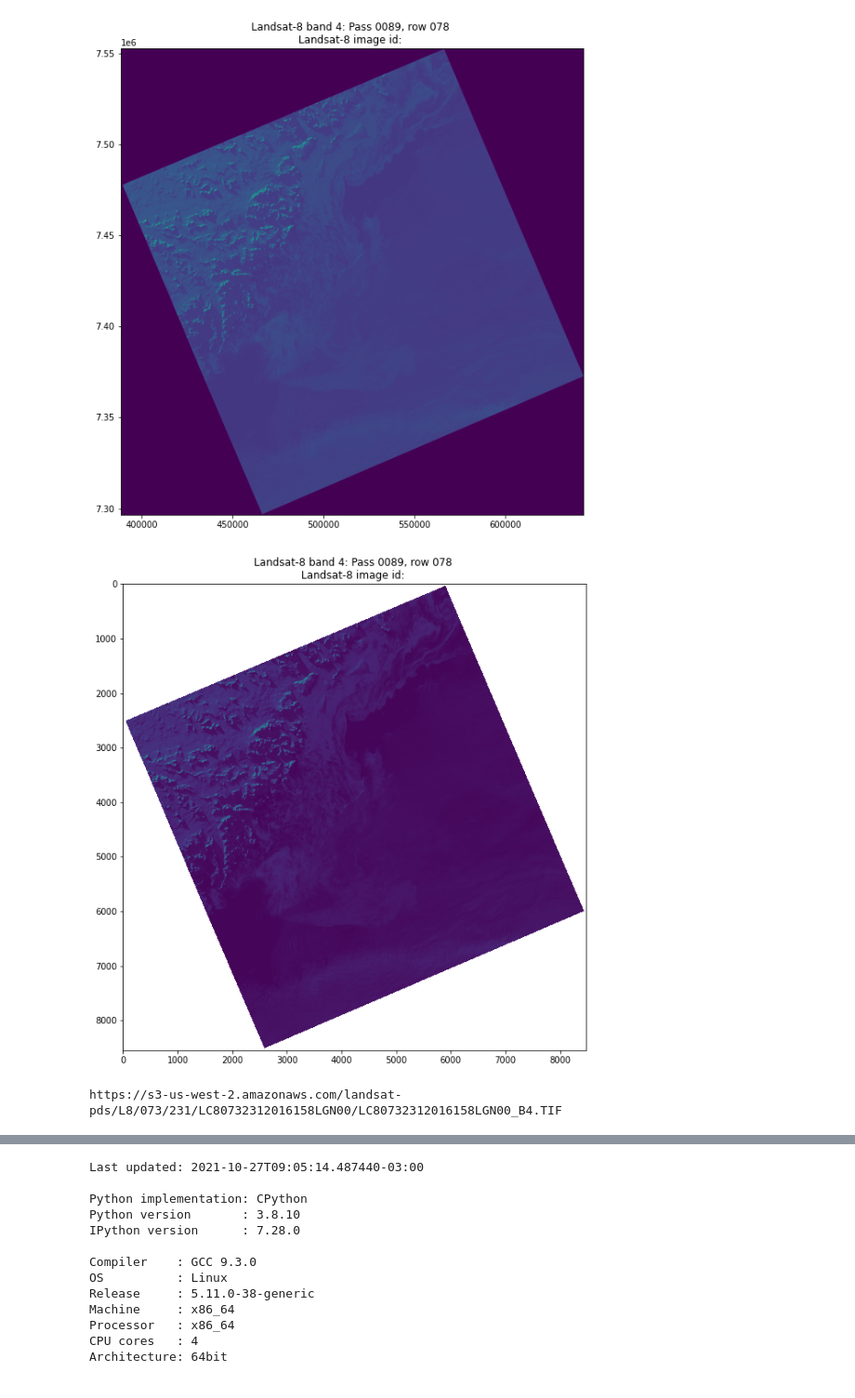
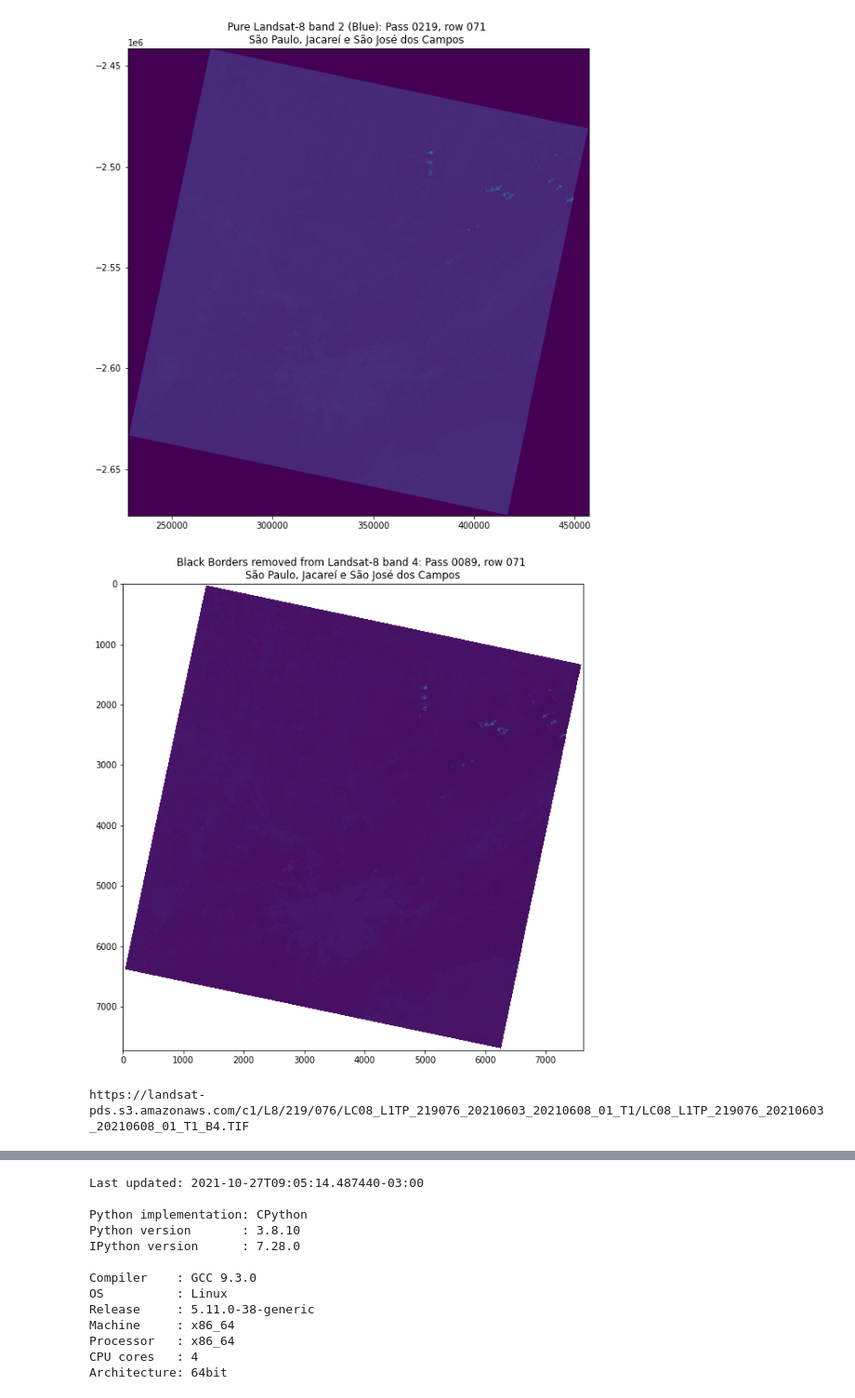
Before and after one commit to Equipe-Polaris-DSM-2021/api, a Jupyter notebook: pythonCodes/landsatImageProcess.ipynb, the cells around one changed output, grey strips where cells are left out. Shown at 93% size. Drawn from its saved outputs; the diff is of its cells as text; code cells hidden in the pictures.

```diff
--- a/pythonCodes/landsatImageProcess.ipynb
+++ b/pythonCodes/landsatImageProcess.ipynb
@@ -68,14 +52,16 @@ fpath = 'https://s3-us-west-2.amazonaws.com/landsat-pds/L8/073/231/LC80732312016
+# %%
+fpath = 'https://landsat-pds.s3.amazonaws.com/c1/L8/219/076/LC08_L1TP_219076_20210603_20210608_01_T1/LC08_L1TP_219076_20210603_20210608_01_T1_B2.TIF'
 # %%
 src_image = rasterio.open(fpath)
 # %%
 fig, ax = plt.subplots(1, figsize=(12, 10))
 show(src_image, ax=ax)
 ax.set_title(
-    'Landsat-8 band 4: Pass 0089, row 078 \nLandsat-8 image id: '
+    'Pure Landsat-8 band 2 (Blue): Pass 0219, row 071 \nSão Paulo, Jacareí e São José dos Campos '
 )
 plt.show()
 # %% [output]
-[figure, old version]
+[figure, new version]
 # %%
 # convert image to numpy
 
@@ -88,12 +74,12 @@ src_image_array[src_image_array == 0] = numpy.nan
 # %%
 fig, ax = plt.subplots(1, figsize=(12, 10))
 show(src_image_array, ax=ax)
 ax.set_title(
-    'Landsat-8 band 4: Pass 0089, row 078 \nLandsat-8 image id: '
+    'Black Borders removed from Landsat-8 band 4: Pass 0089, row 071 \nSão Paulo, Jacareí e São José dos Campos'
 )
 plt.show()
 # %% [output]
-[figure, old version]
+[figure, new version]
 # %%
 # clean up big data objects
 
@@ -177,7 +163,7 @@ def make_color_image(b1: int, b2: int, b3: int, fpath: str):
 # read true color image
 rbg = make_color_image(4, 3, 2, fpath)
 # %% [output]
-https://s3-us-west-2.amazonaws.com/landsat-pds/L8/073/231/LC80732312016158LGN00/LC80732312016158LGN00_B4.TIF
+https://landsat-pds.s3.amazonaws.com/c1/L8/219/076/LC08_L1TP_219076_20210603_20210608_01_T1/LC08_L1TP_219076_20210603_20210608_01_T1_B4.TIF
 # %%
 fig, ax = plt.subplots(1, figsize=(12, 10))
 ax.set_title(
```
Also changed, not shown: parts of 6 cells of this notebook, 2 other files.
